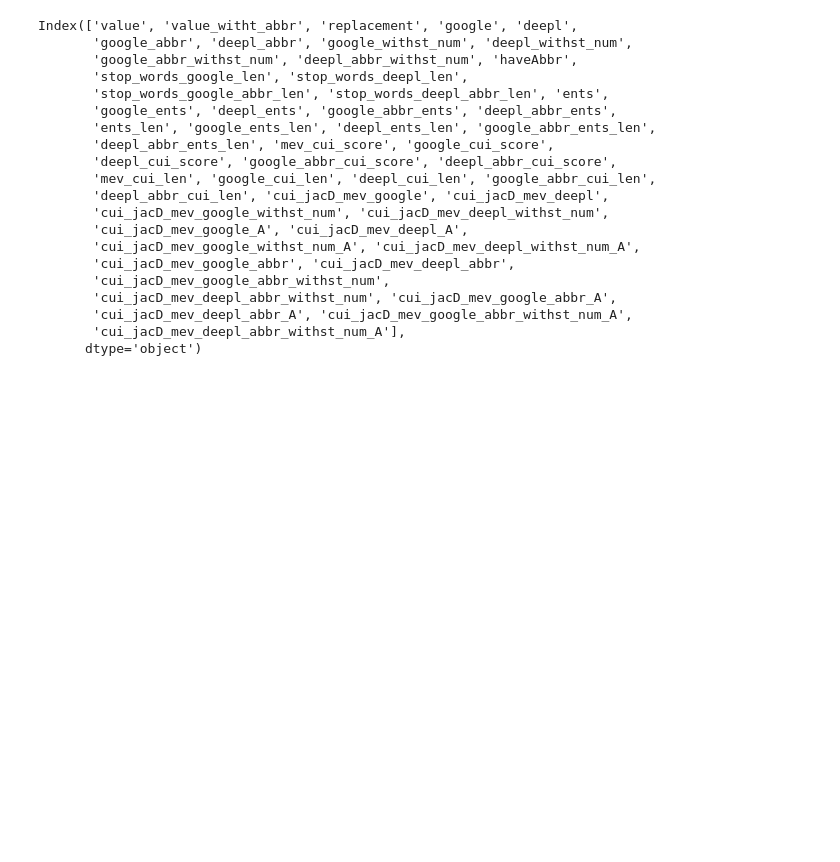
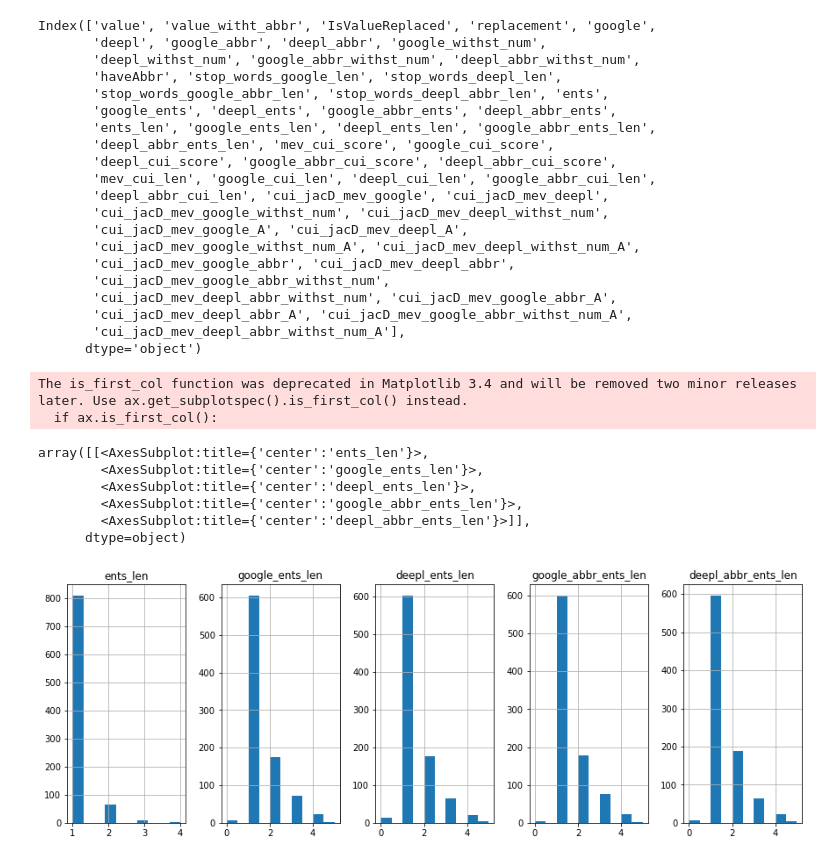
Before and after one commit to vyasakhilesh/biomed_entity_extraction, a Jupyter notebook: notebooks/data_analysis.ipynb, the cells around one changed output. Drawn from its saved outputs; the diff is of its cells as text; code cells hidden in the pictures; blank space fills up the shorter version.

```diff
--- a/notebooks/data_analysis.ipynb
+++ b/notebooks/data_analysis.ipynb
@@ -17,13 +17,19 @@ df.head(5)
 | 2 | hiperuricemia | hiperuricemia | Hyperuricemia | Hyperuricemia | Hyperuricemia | Hyperuricemia | Hyperuricemia | Hyperuricemia | ... |
 | 3 | intervenido pÛlipo colon | intervenido pÛlipo colon | Colon polyp operated | Colon plipo intervened | Intervened pûlipo colon | Colon plipo intervened | Intervened pûlipo colon | Colon plipo intervened | ... |
 | 4 | intervenido estenosis aorta | intervenido estenosis aorta | Aortic stenosis operated | Operated aortic stenosis | Intervened aortic stenosis | Operated aortic stenosis | Intervened aortic stenosis | Operated aortic stenosis | ... |
+# %%
+df['IsValueReplaced'] = df['value']!=df['value_witht_abbr']
+# %%
+cols_l = df.columns.tolist()
+df_new = df[cols_l[0:2]+cols_l[-1:]+cols_l[2:-1]]
+df = df_new
 # %%
 df.columns
 # %% [output]
-Index(['value', 'value_witht_abbr', 'replacement', 'google', 'deepl',
-       'google_abbr', 'deepl_abbr', 'google_withst_num', 'deepl_withst_num',
-       'google_abbr_withst_num', 'deepl_abbr_withst_num', 'haveAbbr',
-       'stop_words_google_len', 'stop_words_deepl_len',
+Index(['value', 'value_witht_abbr', 'IsValueReplaced', 'replacement', 'google',
+       'deepl', 'google_abbr', 'deepl_abbr', 'google_withst_num',
+       'deepl_withst_num', 'google_abbr_withst_num', 'deepl_abbr_withst_num',
+       'haveAbbr', 'stop_words_google_len', 'stop_words_deepl_len',
        'stop_words_google_abbr_len', 'stop_words_deepl_abbr_len', 'ents',
        'google_ents', 'deepl_ents', 'google_abbr_ents', 'deepl_abbr_ents',
        'ents_len', 'google_ents_len', 'deepl_ents_len', 'google_abbr_ents_len',
@@ -41,5 +47,15 @@ Index(['value', 'value_witht_abbr', 'replacement', 'google', 'deepl',
        'cui_jacD_mev_deepl_abbr_withst_num_A'],
       dtype='object')
 # %%
-df[['ents_len', 'replacement_google_ents_len', 'replacement_deepl_ents_len']].hist(figsize=(15,3), layout=(1,3))
+df[['ents_len', 'google_ents_len', 'deepl_ents_len', 'google_abbr_ents_len', 'deepl_abbr_ents_len']].hist(figsize=(15,5), layout=(1,5))
+# %% [output]
+The is_first_col function was deprecated in Matplotlib 3.4 and will be removed two minor releases later. Use ax.get_subplotspec().is_first_col() instead.
+  if ax.is_first_col():
+array([[<AxesSubplot:title={'center':'ents_len'}>,
+        <AxesSubplot:title={'center':'google_ents_len'}>,
+        <AxesSubplot:title={'center':'deepl_ents_len'}>,
+        <AxesSubplot:title={'center':'google_abbr_ents_len'}>,
+        <AxesSubplot:title={'center':'deepl_abbr_ents_len'}>]],
+      dtype=object)
+[figure, added]
 # %%
```
Also changed, not shown: parts of 17 cells of this notebook, 3 other files.
